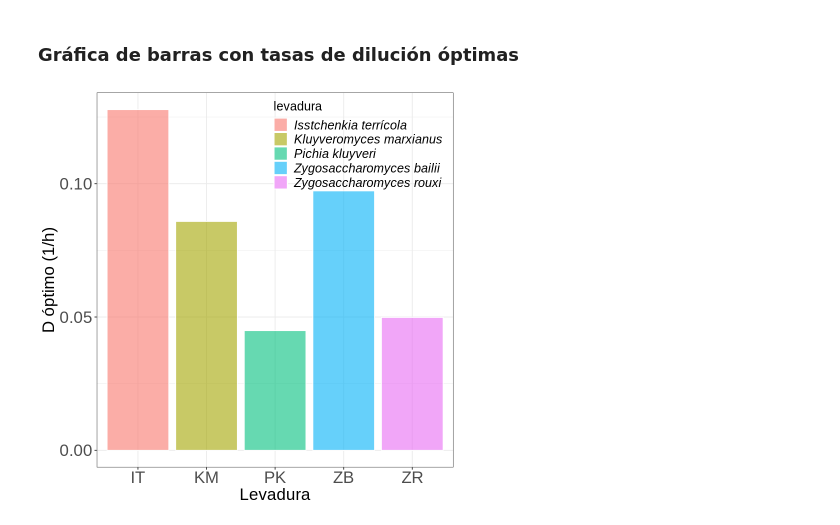
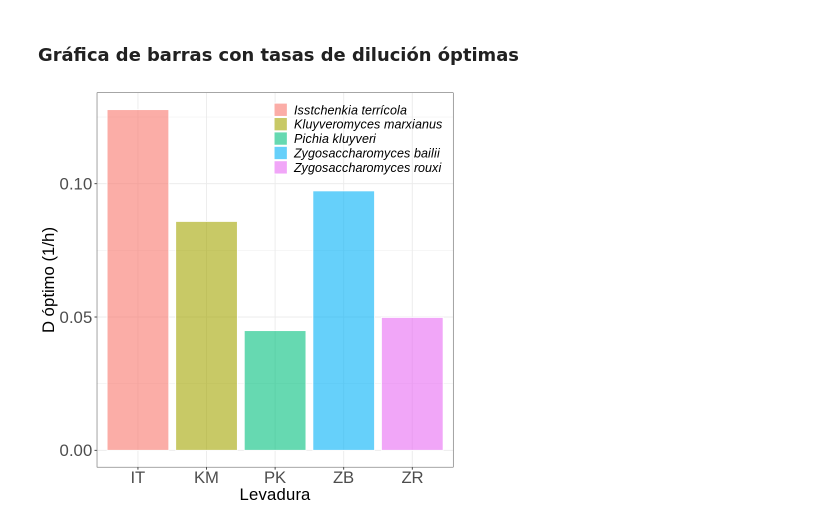
Before and after one commit to JuanM-GG/modelos-tesis, a Jupyter notebook: optimizacion_tasa_dilucion.ipynb, the cells around one changed output. Saved outputs shown, nothing was run; the diff lists cells and outputs as text; code cells hidden in the pictures.

```diff
--- a/optimizacion_tasa_dilucion.ipynb
+++ b/optimizacion_tasa_dilucion.ipynb
@@ -486,19 +486,19 @@ data <- data.frame(lev = c("IT","KM","PK","ZB","ZR"),
 # %%
 ggplot(data=data, aes(x=lev, y=D_opt, fill = lev)) +
   geom_bar(stat="identity", color="white", alpha = 0.6) +
   xlab("Levadura") +
   ylab("D óptimo (1/h)") +
-  scale_fill_discrete(name = "levadura", labels = c("Isstchenkia terrícola",
+  scale_fill_discrete(name = "", labels = c("Isstchenkia terrícola",
   "Kluyveromyces marxianus", "Pichia kluyveri","Zygosaccharomyces bailii",
   "Zygosaccharomyces rouxi")) +
   theme_bw() +
   theme(
             plot.title = element_text(size=25),
             axis.text = element_text(size=20),
             axis.title = element_text(size=20),
             legend.title = element_text(size=15),
             legend.text = element_text(size=15, face = "italic",   ),
-            legend.position = c(0.73, 0.86),
+            legend.position = c(0.73, 0.90),
             legend.background = element_rect(fill=NA))
 # %% [output]
-[figure, old version]
+[figure, new version]
```
Also changed, not shown: parts of 4 cells of this notebook.
